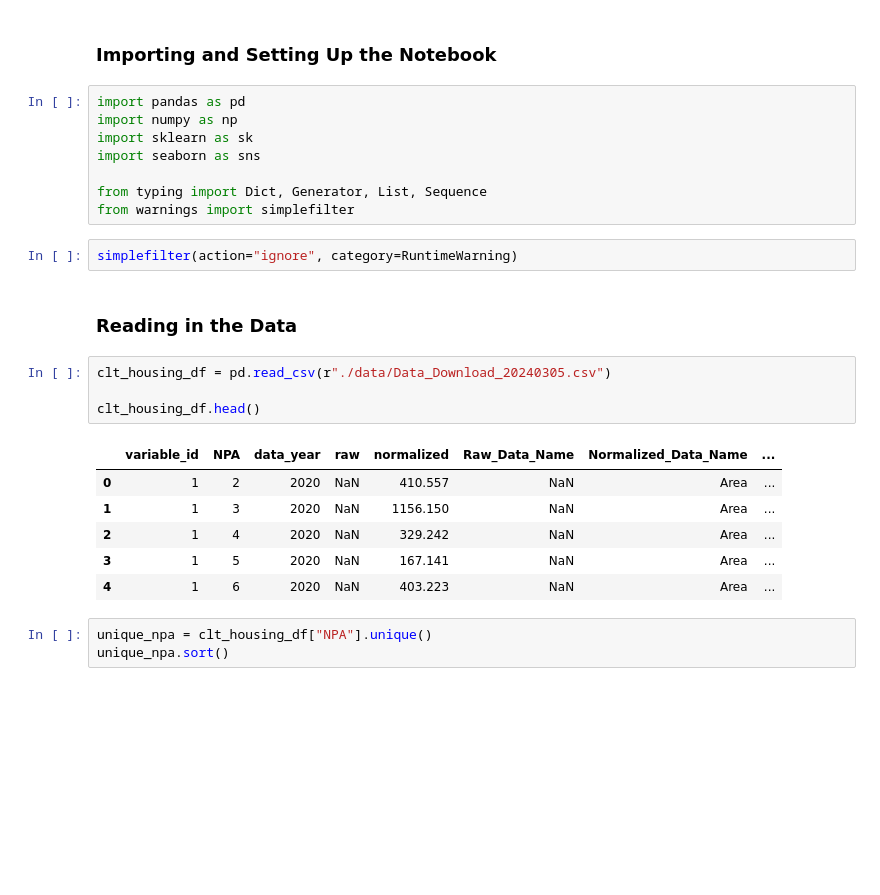
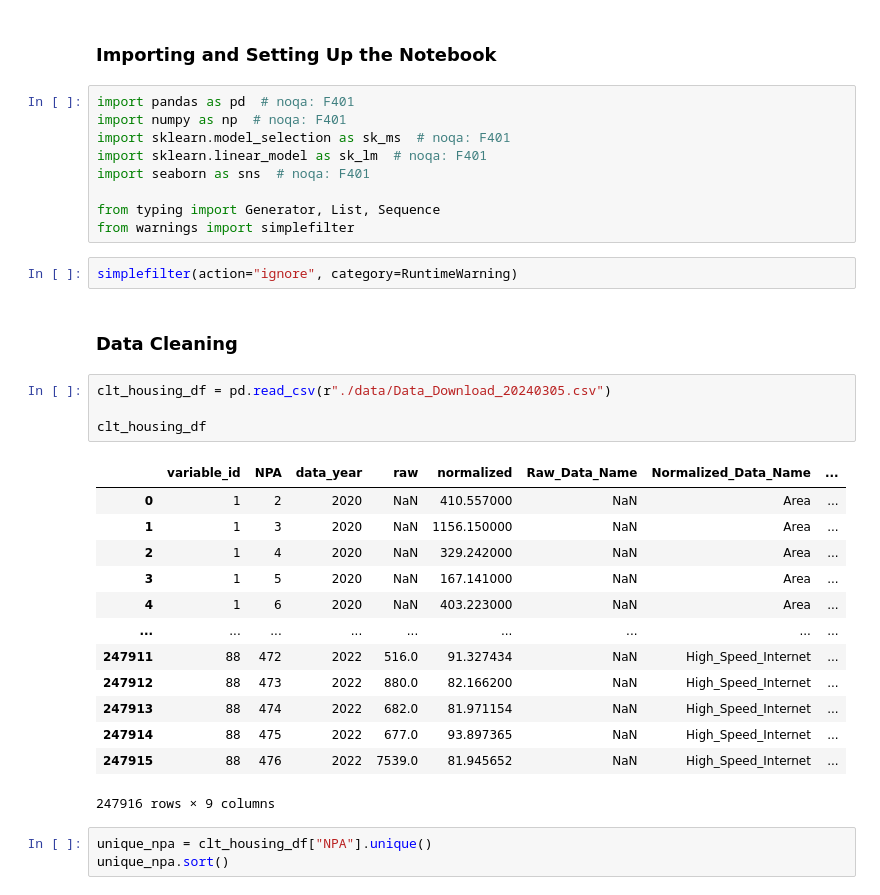
Before and after one commit to jameshlms/dtsc-2302-final-project, a Jupyter notebook: dtsc-2302_final-regression.ipynb, the cells around one changed output. Drawn from its saved outputs; the diff is of its cells as text; blank space fills up the shorter version.

```diff
--- a/dtsc-2302_final-regression.ipynb
+++ b/dtsc-2302_final-regression.ipynb
@@ -1,28 +1,36 @@
 # %% [markdown]
 ### Importing and Setting Up the Notebook
 # %%
-import pandas as pd
-import numpy as np
-import sklearn as sk
-import seaborn as sns
+import pandas as pd  # noqa: F401
+import numpy as np  # noqa: F401
+import sklearn.model_selection as sk_ms  # noqa: F401
+import sklearn.linear_model as sk_lm  # noqa: F401
+import seaborn as sns  # noqa: F401
 
-from typing import Dict, Generator, List, Sequence
+from typing import Generator, List, Sequence
 from warnings import simplefilter
 # %%
 simplefilter(action="ignore", category=RuntimeWarning)
 # %% [markdown]
-### Reading in the Data
+### Data Cleaning
 # %%
 clt_housing_df = pd.read_csv(r"./data/Data_Download_20240305.csv")
 
-clt_housing_df.head()
+clt_housing_df
 # %% [output]
 |  | variable_id | NPA | data_year | raw | normalized | Raw_Data_Name | Normalized_Data_Name | ... |
-| 0 | 1 | 2 | 2020 | NaN | 410.557 | NaN | Area | ... |
-| 1 | 1 | 3 | 2020 | NaN | 1156.150 | NaN | Area | ... |
-| 2 | 1 | 4 | 2020 | NaN | 329.242 | NaN | Area | ... |
-| 3 | 1 | 5 | 2020 | NaN | 167.141 | NaN | Area | ... |
-| 4 | 1 | 6 | 2020 | NaN | 403.223 | NaN | Area | ... |
+| 0 | 1 | 2 | 2020 | NaN | 410.557000 | NaN | Area | ... |
+| 1 | 1 | 3 | 2020 | NaN | 1156.150000 | NaN | Area | ... |
+| 2 | 1 | 4 | 2020 | NaN | 329.242000 | NaN | Area | ... |
+| 3 | 1 | 5 | 2020 | NaN | 167.141000 | NaN | Area | ... |
+| 4 | 1 | 6 | 2020 | NaN | 403.223000 | NaN | Area | ... |
+| ... | ... | ... | ... | ... | ... | ... | ... | ... |
+| 247911 | 88 | 472 | 2022 | 516.0 | 91.327434 | NaN | High_Speed_Internet | ... |
+| 247912 | 88 | 473 | 2022 | 880.0 | 82.166200 | NaN | High_Speed_Internet | ... |
+| 247913 | 88 | 474 | 2022 | 682.0 | 81.971154 | NaN | High_Speed_Internet | ... |
+| 247914 | 88 | 475 | 2022 | 677.0 | 93.897365 | NaN | High_Speed_Internet | ... |
+| 247915 | 88 | 476 | 2022 | 7539.0 | 81.945652 | NaN | High_Speed_Internet | ... |
+247916 rows × 9 columns
 # %%
 unique_npa = clt_housing_df["NPA"].unique()
 unique_npa.sort()
```
Also changed, not shown: parts of 3 cells of this notebook.
